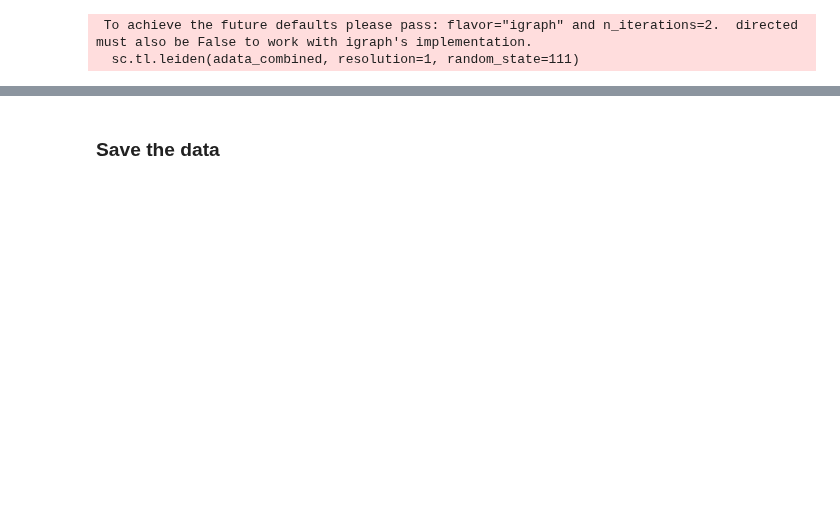
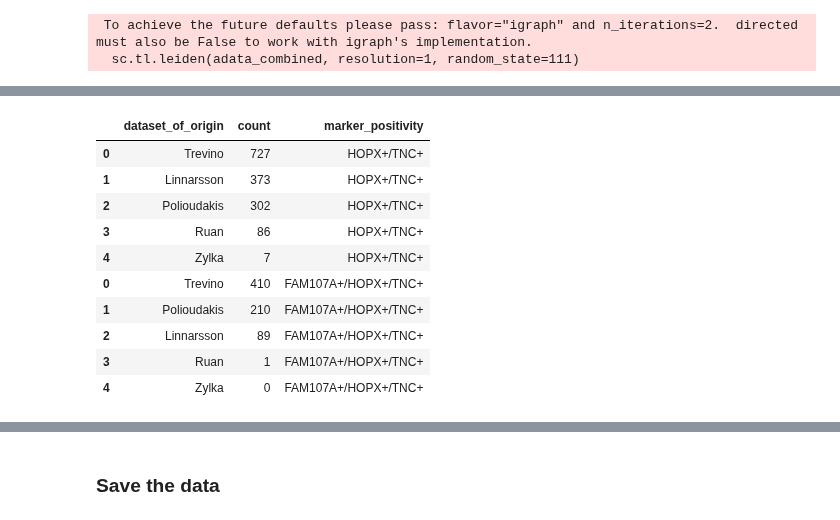
Before and after one commit to KalebicLab/ScDGomics, a Jupyter notebook: notebooks/scdgomics_normalization.ipynb, the cells around one changed output, grey strips where cells are left out. Drawn from its saved outputs; the diff is of its cells as text; code cells hidden in the pictures; blank space fills up the shorter version.

```diff
--- a/notebooks/scdgomics_normalization.ipynb
+++ b/notebooks/scdgomics_normalization.ipynb
@@ -316,0 +350,20 @@ Name: count, dtype: int64
+# %%
+# Concatenate
+df_final = pd.concat([hopx_tnc_positive_df, fam107a_hopx_tnc_positive_df], join='inner')
+# Replace the values for marker_positivity column
+df_final['marker_positivity'] = df_final['marker_positivity'].str.replace('hopx_and_tnc_positive','HOPX+/TNC+')
+df_final['marker_positivity'] = df_final['marker_positivity'].str.replace('fam107a_and_HOPX+/TNC+','FAM107A+/HOPX+/TNC+')
+# Print the dataframe
+df_final
+# %% [output]
+|  | dataset_of_origin | count | marker_positivity |
+| 0 | Trevino | 727 | HOPX+/TNC+ |
+| 1 | Linnarsson | 373 | HOPX+/TNC+ |
+| 2 | Polioudakis | 302 | HOPX+/TNC+ |
+| 3 | Ruan | 86 | HOPX+/TNC+ |
+| 4 | Zylka | 7 | HOPX+/TNC+ |
+| 0 | Trevino | 410 | FAM107A+/HOPX+/TNC+ |
+| 1 | Polioudakis | 210 | FAM107A+/HOPX+/TNC+ |
+| 2 | Linnarsson | 89 | FAM107A+/HOPX+/TNC+ |
+| 3 | Ruan | 1 | FAM107A+/HOPX+/TNC+ |
+| 4 | Zylka | 0 | FAM107A+/HOPX+/TNC+ |
```
Also changed, not shown: parts of 13 cells of this notebook.
